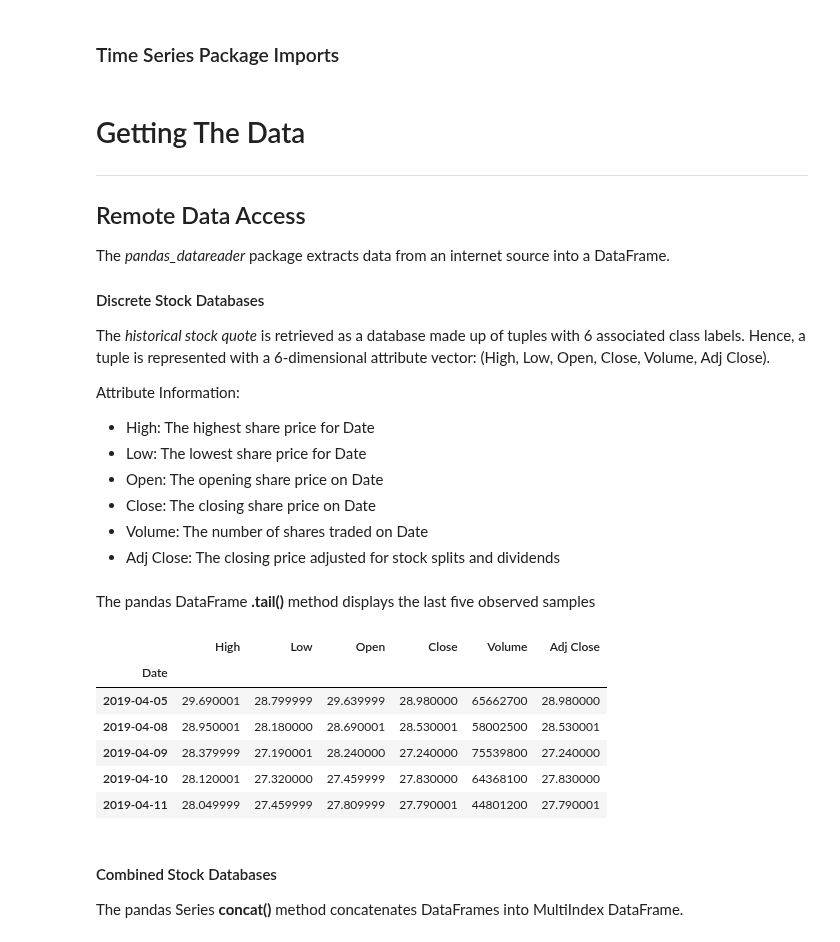
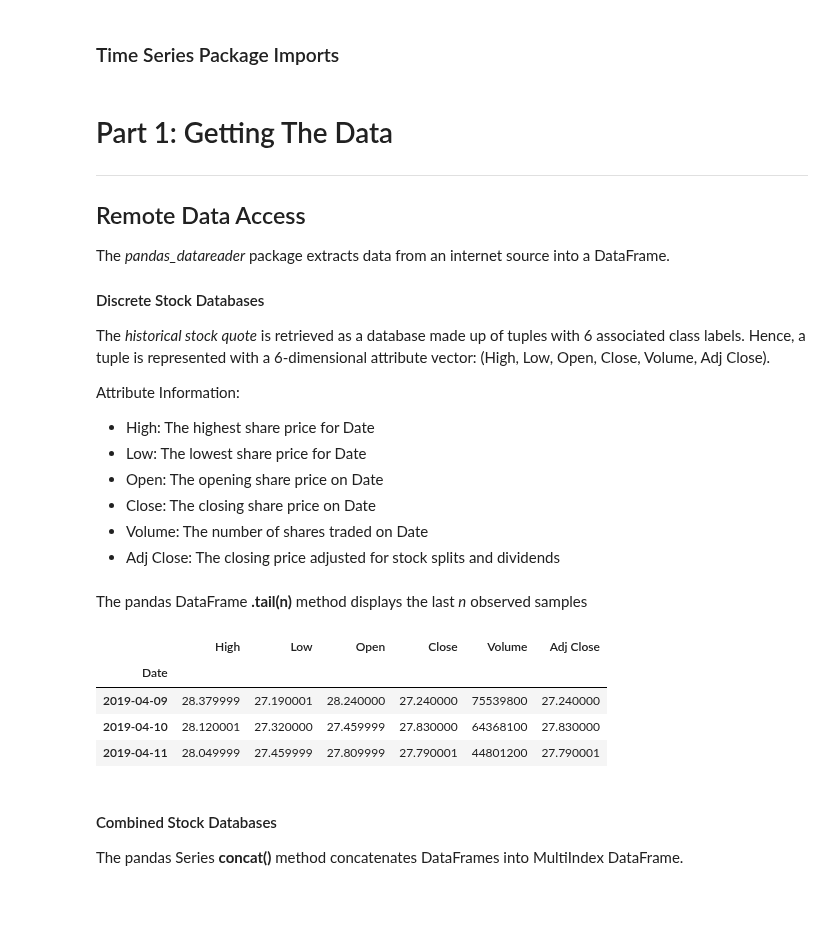
Before and after one commit to TrevorMcDougald/CS4315, a Jupyter notebook: Getting to Know the Data.ipynb, the cells around one changed output. Cells and saved outputs as stored; diff of their text form; code cells hidden in the pictures; blank space fills up the shorter version.

```diff
--- a/Getting to Know the Data.ipynb
+++ b/Getting to Know the Data.ipynb
@@ -18,7 +18,7 @@ import seaborn as sns
 sns.set_style('darkgrid')
 %matplotlib inline
 # %% [markdown]
-# Getting The Data
+# Part 1: Getting The Data
 -----------
 ## Remote Data Access
 The *pandas_datareader* package extracts data from an internet source into a DataFrame.
@@ -46,15 +46,13 @@ for ticker in ticker_index_data:
     globals()[ticker] = data.get_data_yahoo(ticker, start, end)
                                                     #  Changed start to 1.5 years
 # %% [markdown]
-The pandas DataFrame **.tail()** method displays the last five observed samples
+The pandas DataFrame **.tail(n)** method displays the last *n* observed samples
 # %%
 #  Five most recent rows of DataFrame
-AMD.tail()
+AMD.tail(3)
 # %% [output]
 |  | High | Low | Open | Close | Volume | Adj Close |
 | Date |  |  |  |  |  |  |
-| 2019-04-05 | 29.690001 | 28.799999 | 29.639999 | 28.980000 | 65662700 | 28.980000 |
-| 2019-04-08 | 28.950001 | 28.180000 | 28.690001 | 28.530001 | 58002500 | 28.530001 |
 | 2019-04-09 | 28.379999 | 27.190001 | 28.240000 | 27.240000 | 75539800 | 27.240000 |
 | 2019-04-10 | 28.120001 | 27.320000 | 27.459999 | 27.830000 | 64368100 | 27.830000 |
 | 2019-04-11 | 28.049999 | 27.459999 | 27.809999 | 27.790001 | 44801200 | 27.790001 |
```
Also changed, not shown: parts of 11 cells of this notebook.
